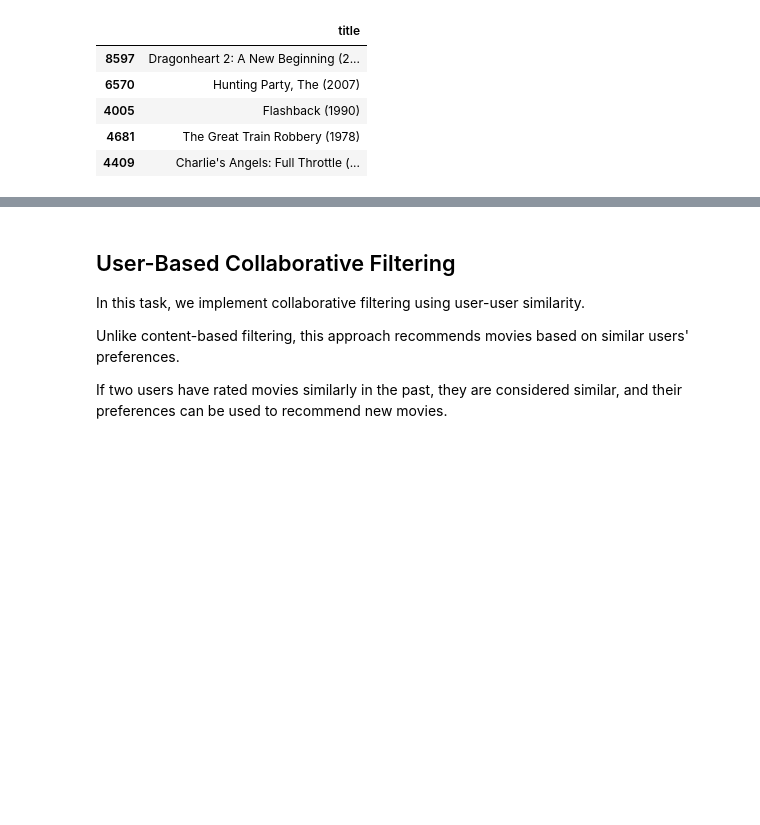
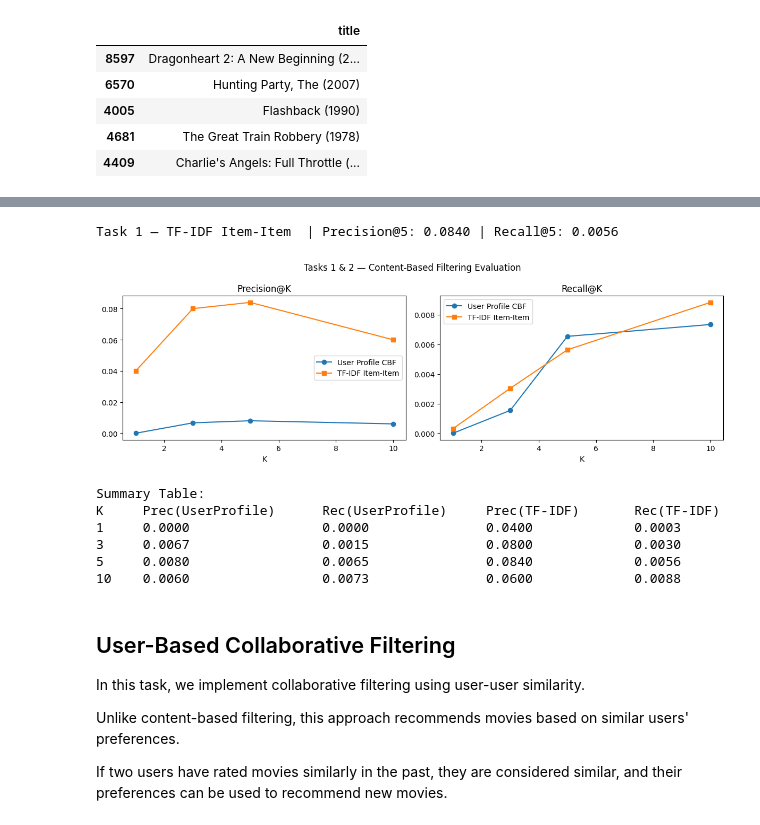
Before and after one commit to Akshaykumarky26/CSL7110_Assignment3_RecommenderSystems, a Jupyter notebook: Assignmnet3_Recommender.ipynb, the cells around one changed output, grey strips where cells are left out. Cells and saved outputs as stored; diff of their text form; code cells hidden in the pictures; blank space fills up the shorter version.

```diff
--- a/Assignmnet3_Recommender.ipynb
+++ b/Assignmnet3_Recommender.ipynb
@@ -166,3 +334,76 @@ recommend_for_user(1)
+# %%
+def evaluate_tfidf_item_recommender(movies, cosine_sim, ratings,
+                                    k=5, threshold=4.0, n_users=50, seed=42):
+    np.random.seed(seed)
+    sample_users = ratings['userId'].unique()[:n_users]
+    precisions, recalls = [], []
+
+    for uid in sample_users:
+        liked = ratings[(ratings['userId'] == uid) & (ratings['rating'] >= threshold)]
+        if len(liked) < 3:
+            continue
+
+        # Seed = first liked movie, ground truth = rest of liked movies
+        seed_movie_id = liked.iloc[0]['movieId']
+        ground_truth_ids = set(liked.iloc[1:]['movieId'].values)
+
+        seed_rows = movies[movies['movieId'] == seed_movie_id]
+        if seed_rows.empty:
+            continue
+        idx = seed_rows.index[0]
+
+        sim_scores = sorted(list(enumerate(cosine_sim[idx])), key=lambda x: x[1], reverse=True)
+        sim_scores = sim_scores[1:k+1]  # Skip self
+
+        top_k_movie_ids = set(movies.iloc[[i for i, _ in sim_scores]]['movieId'].values)
+
+        hits = len(top_k_movie_ids & ground_truth_ids)
+        precisions.append(hits / k)
+        recalls.append(hits / len(ground_truth_ids))
+
+    return np.mean(precisions), np.mean(recalls)
+
+p1, r1 = evaluate_tfidf_item_recommender(movies, cosine_sim, ratings, k=5)
+print(f"Task 1 — TF-IDF Item-Item  | Precision@5: {p1:.4f} | Recall@5: {r1:.4f}")
+# %% [output]
+Task 1 — TF-IDF Item-Item  | Precision@5: 0.0840 | Recall@5: 0.0056
+# %%
+import matplotlib.pyplot as plt
+
+k_values = [1, 3, 5, 10]
+prec_cbf, rec_cbf = [], []
+prec_tfidf, rec_tfidf = [], []
+
+for k in k_values:
+    p, r   = evaluate_user_profile_recommender(ratings, movies, tfidf_matrix, k=k)
+    p1, r1 = evaluate_tfidf_item_recommender(movies, cosine_sim, ratings, k=k)
+    prec_cbf.append(p);   rec_cbf.append(r)
+    prec_tfidf.append(p1); rec_tfidf.append(r1)
+
+fig, axes = plt.subplots(1, 2, figsize=(12, 4))
+axes[0].plot(k_values, prec_cbf,   marker='o', label='User Profile CBF')
+axes[0].plot(k_values, prec_tfidf, marker='s', label='TF-IDF Item-Item')
+axes[0].set_title('Precision@K'); axes[0].set_xlabel('K'); axes[0].legend()
+
+axes[1].plot(k_values, rec_cbf,   marker='o', label='User Profile CBF')
+axes[1].plot(k_values, rec_tfidf, marker='s', label='TF-IDF Item-Item')
+axes[1].set_title('Recall@K'); axes[1].set_xlabel('K'); axes[1].legend()
+
+plt.suptitle('Tasks 1 & 2 — Content-Based Filtering Evaluation')
+plt.tight_layout(); plt.show()
+
+print("\nSummary Table:")
+print(f"{'K':<5} {'Prec(UserProfile)':<22} {'Rec(UserProfile)':<20} {'Prec(TF-IDF)':<18} {'Rec(TF-IDF)'}")
+for k, p, r, p1, r1 in zip(k_values, prec_cbf, rec_cbf, prec_tfidf, rec_tfidf):
+    print(f"{k:<5} {p:<22.4f} {r:<20.4f} {p1:<18.4f} {r1:.4f}")
+# %% [output]
+[figure, added]
+Summary Table:
+K     Prec(UserProfile)      Rec(UserProfile)     Prec(TF-IDF)       Rec(TF-IDF)
+1     0.0000                 0.0000               0.0400             0.0003
+3     0.0067                 0.0015               0.0800             0.0030
+5     0.0080                 0.0065               0.0840             0.0056
+10    0.0060                 0.0073               0.0600             0.0088
 # %% [markdown]
 ## User-Based Collaborative Filtering
 
```
Also changed, not shown: parts of 8 cells of this notebook, 3 other files.
